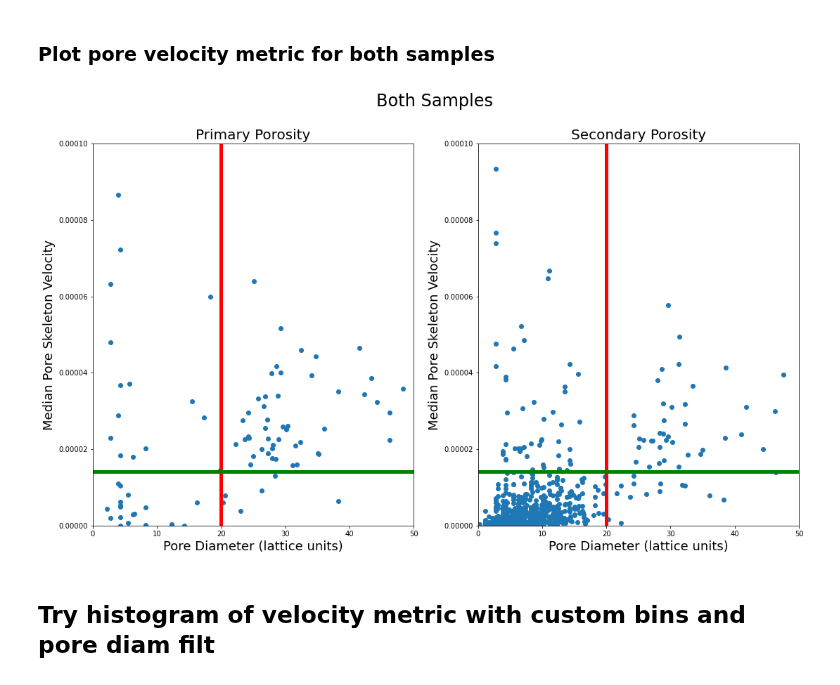
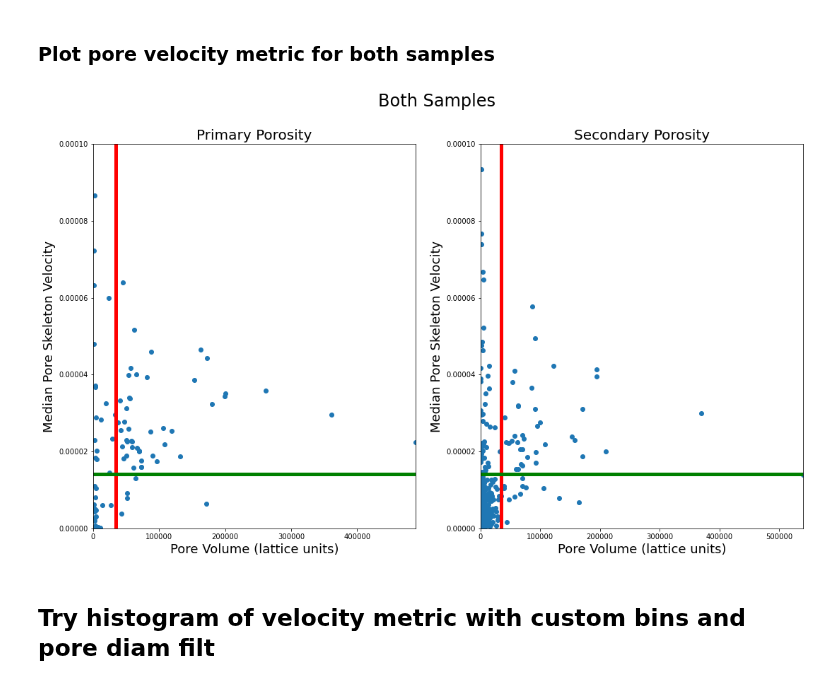
Before and after one commit to akkendrick/LABMOPS, a Jupyter notebook: lowFlowLargePores.ipynb, the cells around one changed output. Cells and saved outputs as stored; diff of their text form; code cells hidden in the pictures.

Commit message:
updating to pore volume instead of pore diameter

```diff
--- a/lowFlowLargePores.ipynb
+++ b/lowFlowLargePores.ipynb
@@ -91,9 +93,11 @@ poreInfoPrimary = ps.networks.regions_to_network(snowFiltPrimary.regions, dt=sno
 
 nRegions = np.unique(snowFiltPrimary.regions).size
 primaryPoreDiamVec = np.zeros(nRegions,)
+primaryPoreVolumeVec = np.zeros(nRegions,)
 
 for a in range(0, poreInfoPrimary['pore.diameter'].size):
     primaryPoreDiamVec[a] = poreInfoPrimary['pore.diameter'][a]
+    primaryPoreVolumeVec[a] = poreInfoPrimary['pore.volume'][a]
 
 primaryRegions = snowFiltPrimary.regions
 # %% [output]
@@ -257,6 +291,7 @@ secondary_metric_PoreVelocity =  []
 secondaryMeanPoreVelocity =  []
 secondarySkeletonPoreDiam = []
 secondarySkeletonPoreRegion = []
+secondarySkeletonPoreVolume = []
 
 for a in tqdm.tqdm(range(0, len(allSecondaryRegions)), 'Main Loop'):
     currentRegion = a
@@ -267,6 +302,7 @@ for a in tqdm.tqdm(range(0, len(allSecondaryRegions)), 'Main Loop'):
 
         # Adjust indices between regionProps and snow algorithm
         secondarySkeletonPoreDiam = np.append(secondarySkeletonPoreDiam, poreInfoSecondary['pore.diameter'][currentRegion-1] )
+        secondarySkeletonPoreVolume = np.append(secondarySkeletonPoreVolume, poreInfoSecondary['pore.volume'][currentRegion-1])
 
         secondarySkeletonPoreRegion = np.append(secondarySkeletonPoreRegion, currentRegion)
 # %%
@@ -274,6 +310,7 @@ primary_metric_PoreVelocity =  []
 primaryMeanPoreVelocity =  []
 primarySkeletonPoreDiam = []
 primarySkeletonPoreRegion = []
+primarySkeletonPoreVolume = []
 
 for a in tqdm.tqdm(range(0, len(allPrimaryRegions)), 'Main Loop'):
     currentRegion = a
@@ -284,6 +321,7 @@ for a in tqdm.tqdm(range(0, len(allPrimaryRegions)), 'Main Loop'):
 
         # Adjust indices between regionProps and snow algorithm
         primarySkeletonPoreDiam = np.append(primarySkeletonPoreDiam, poreInfoPrimary['pore.diameter'][currentRegion-1] )
+        primarySkeletonPoreVolume = np.append(primarySkeletonPoreVolume, poreInfoPrimary['pore.volume'][currentRegion-1])
 
         primarySkeletonPoreRegion = np.append(primarySkeletonPoreRegion, currentRegion)
 # %% [markdown]
@@ -291,6 +329,7 @@ for a in tqdm.tqdm(range(0, len(allPrimaryRegions)), 'Main Loop'):
 # %%
 lowFlowVelCutoff = 1.42 * 10 ** float(-5) # 0.5 * 10 ** float(-5)
 poreDiamThresh = 20
+poreVolumeThresh = 35000
 # %% [markdown]
 ### Secondary porosity sample
 # %%
@@ -355,32 +394,32 @@ fig.savefig('primaryPoreVelAveraging.png')
 # %% [markdown]
 ### Plot pore velocity metric for both samples
 # %%
+yMax = 0.0001
+
 fig, axes = plt.subplots(1, 2, figsize=(18, 10))
 fig.suptitle('Both Samples', fontsize=24)
 
-axes[0].scatter(primarySkeletonPoreDiam, primary_metric_PoreVelocity)
-axes[0].set_xlabel('Pore Diameter (lattice units)', fontsize=18)
+axes[0].scatter(primarySkeletonPoreVolume, primary_metric_PoreVelocity)
+axes[0].set_xlabel('Pore Volume (lattice units)', fontsize=18)
 axes[0].set_ylabel('Median Pore Skeleton Velocity', fontsize=18)
 axes[0].set_title('Primary Porosity', fontsize=20)
 axes[0].set_ylim([0,yMax])
-axes[0].plot([poreDiamThresh, poreDiamThresh],[0,yMax],'r',lw=5)
-axes[0].set_xlim([0,50])
-axes[0].plot([poreDiamThresh, poreDiamThresh],[0,yMax],'r',lw=5)
-axes[0].plot([0,50],[lowFlowVelCutoff, lowFlowVelCutoff],'g',lw=5)
+axes[0].set_xlim([0,np.max(primarySkeletonPoreVolume)])
+axes[0].plot([poreVolumeThresh, poreVolumeThresh],[0,yMax],'r',lw=5)
+axes[0].plot([0,np.max(primarySkeletonPoreVolume)],[lowFlowVelCutoff, lowFlowVelCutoff],'g',lw=5)
 
-axes[1].scatter(secondarySkeletonPoreDiam, secondary_metric_PoreVelocity)
-axes[1].set_xlabel('Pore Diameter (lattice units)', fontsize=18)
+axes[1].scatter(secondarySkeletonPoreVolume, secondary_metric_PoreVelocity)
+axes[1].set_xlabel('Pore Volume (lattice units)', fontsize=18)
 axes[1].set_ylabel('Median Pore Skeleton Velocity', fontsize=18)
 axes[1].set_title('Secondary Porosity', fontsize=20)
 axes[1].set_ylim([0,yMax])
-axes[1].plot([poreDiamThresh, poreDiamThresh],[0,yMax],'r',lw=5)
-axes[1].set_xlim([0,50])
-axes[1].plot([poreDiamThresh, poreDiamThresh],[0,yMax],'r',lw=5)
-axes[1].plot([0,50],[lowFlowVelCutoff, lowFlowVelCutoff],'g',lw=5)
+axes[1].set_xlim([0,np.max(secondarySkeletonPoreVolume)])
+axes[1].plot([poreVolumeThresh, poreVolumeThresh],[0,yMax],'r',lw=5)
+axes[1].plot([0,np.max(secondarySkeletonPoreVolume)],[lowFlowVelCutoff, lowFlowVelCutoff],'g',lw=5)
 
-fig.savefig('bothPorosityMetric.png')
+fig.savefig('bothPorosityMetric.png', dpi=300, facecolor='w', edgecolor='w')
 # %% [output]
-[figure, old version]
+[figure, new version]
 # %% [markdown]
 ## Try histogram of velocity metric with custom bins and pore diam filt
 # %%
```
Also changed, not shown: parts of 13 cells of this notebook.
